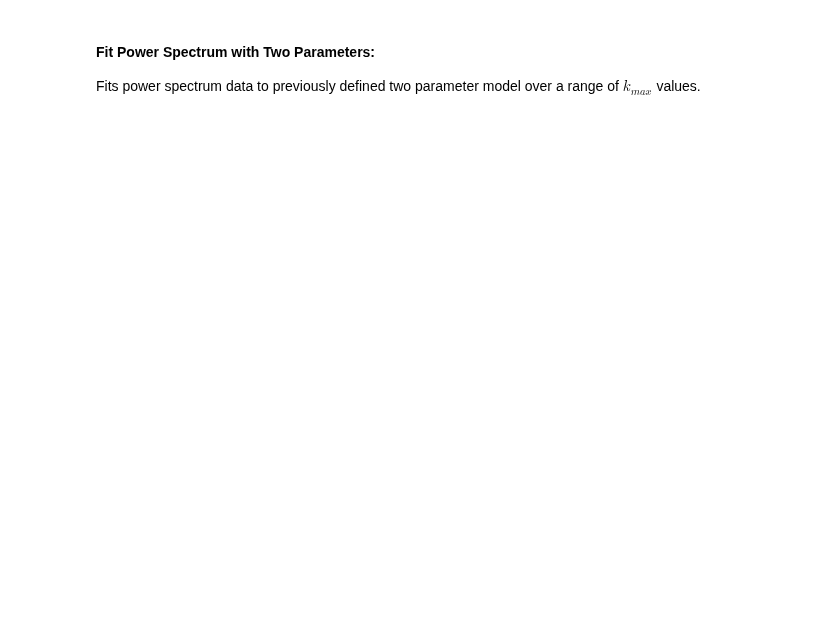
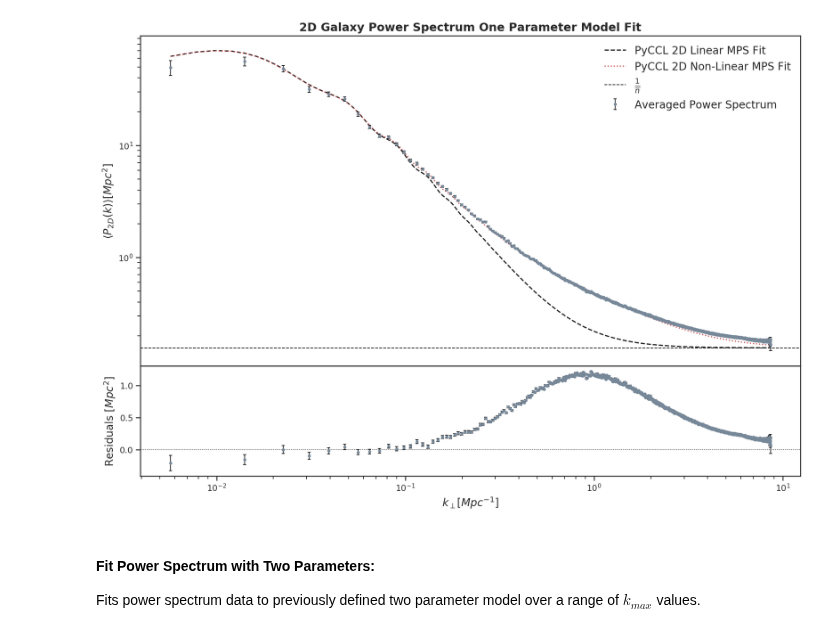
Before and after one commit to LSSTDESC/DC2-analysis, a Jupyter notebook: contributed/nonlinear_bias/one_and_two_parameter_power_spectrum_models.ipynb, the cells around one changed output. Saved outputs shown, nothing was run; the diff lists cells and outputs as text; code cells hidden in the pictures; blank space fills up the shorter version.

```diff
--- a/contributed/nonlinear_bias/one_and_two_parameter_power_spectrum_models.ipynb
+++ b/contributed/nonlinear_bias/one_and_two_parameter_power_spectrum_models.ipynb
@@ -710,3 +615,87 @@ plt.xscale("log")
+# %%
+# Fit over a specified k interval given by (k_min_fit, k_max_fit)
+k_min_fit = 0.01
+k_max_fit = 0.1
+
+fit_indices = np.where((k_avg < k_max_fit) & (k_avg > k_min_fit))
+k_fit = k_avg[fit_indices]
+p_k_fit = p_k_avg[fit_indices]
+n_modes_fit = n_modes_avg[fit_indices]
+
+b_guess = [1.7] #  This tells the fit to use a one parameter model
+is_linear = True #  Use the linear matter power spectrum
+
+res = scipy.optimize.minimize(neg_log_like, b_guess, method='Nelder-Mead',
+                              args=(k_fit, p_k_fit, n_modes_fit, is_linear))
+
+# Compute variances
+p_theory = get_pow_2d(k_avg, res.x, is_linear)
+var_p_k_avg = 2*p_theory**2/n_modes_avg
+# %%
+# Plot over a specified k interval
+k_min_plot = 0.0
+k_max_plot = 10.0
+
+subset_indices = np.where((k_avg < k_max_plot) & (k_avg > k_min_plot))
+k_subset = k_avg[subset_indices]
+p_k_subset  = p_k_avg[subset_indices]
+n_modes_subset = n_modes_avg[subset_indices]
+p_theory_subset = p_theory[subset_indices]
+var_subset = var_p_k_avg[subset_indices]
+
+# Plot data with residuals
+plt.figure(figsize = (12,10))
+fig_1 = plt.figure(1)
+frame_1 = fig_1.add_axes((0.0, 0.3, 1.0, 0.6))
+
+ax = plt.gca()
+
+k_theoretical = np.linspace(np.min(k_subset), np.max(k_subset), 4096)
+plt.plot(k_theoretical, get_pow_2d(k_theoretical, res.x, is_linear=True),
+         color = "k",  linestyle  = "dashed",label = "PyCCL 2D Linear MPS Fit")
+
+plt.plot(k_theoretical, get_pow_2d(k_theoretical, res.x, is_linear=False),
+         color = "r" , linestyle = ":",label = "PyCCL 2D Non-Linear MPS Fit")
+
+plt.errorbar(k_subset, p_k_subset, yerr=np.sqrt(var_subset), marker = '.',
+             color = "lightslategrey", linestyle = "none", markersize = 6,
+             ecolor = 'k', elinewidth = 1, capsize=2, markeredgewidth=1,
+             label = "Averaged Power Spectrum")
+ax.axhline(1/N_BAR, label = r"$\frac{1}{\overline{n}}$", linewidth = 1, color = "k",
+           linestyle = "dashed")
+
+plt.title("2D Galaxy Power Spectrum One Parameter Model Fit", fontweight = "bold", fontsize=15)
+plt.xlabel(r"$k_\perp [Mpc^{-1}]$")
+plt.ylabel(r"$\left\langle P_{2D}(k)\right\rangle [Mpc^{2}]$", fontsize=14)
+
+leg = plt.legend(loc = "upper right", fontsize=14, frameon=False)
+plt.xscale("log")
+plt.yscale("log")
+limits = ax.get_xlim()
+
+# Add residual plot
+frame_2 = fig_1.add_axes((0.0, 0.1, 1.0, 0.2))
+
+ax = plt.gca()
+
+p_measure = p_k_subset
+residual  = (p_measure-p_theory_subset)/p_theory_subset
+
+# Compute error associated with residual
+sigma_t = np.sqrt(2/n_modes_subset)*p_theory_subset
+
+plt.errorbar(k_subset, residual, yerr=sigma_t/p_theory_subset, marker = '.',
+             color = "lightslategrey", linestyle = "none", markersize = 6,
+             ecolor = 'k', elinewidth = 1, capsize=2, markeredgewidth=1)
+
+ax.axhline(0, linestyle = ":", color = "k", linewidth = 0.8)
+ax.set_xlim(limits)
+
+plt.xlabel(r"$k_\perp [Mpc^{-1}]$", fontsize=14)
+plt.ylabel(r"Residuals $[Mpc^{2}]$", fontsize=14)
+plt.xscale("log")
+# %% [output]
+[figure, added]
 # %% [markdown]
 #### **Fit Power Spectrum with Two Parameters:**
 
```
Also changed, not shown: parts of 49 cells of this notebook.
